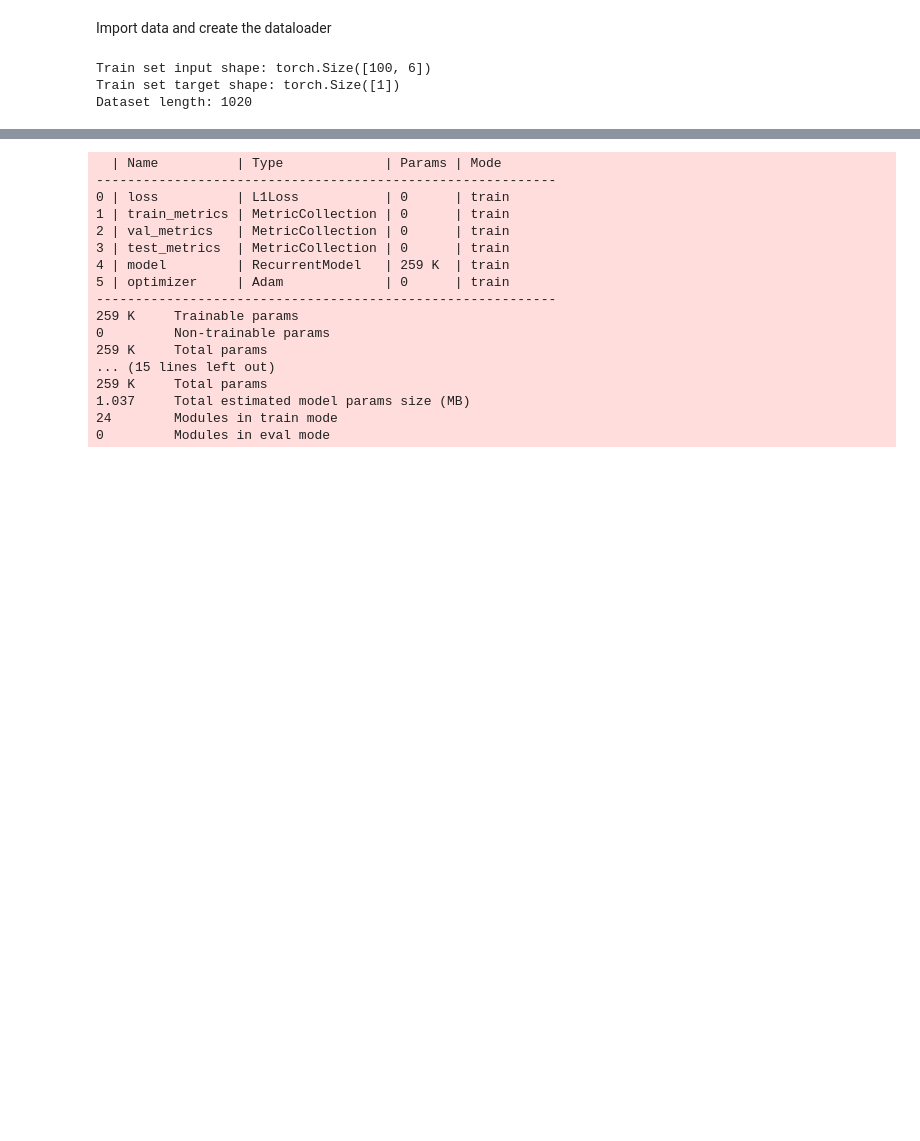
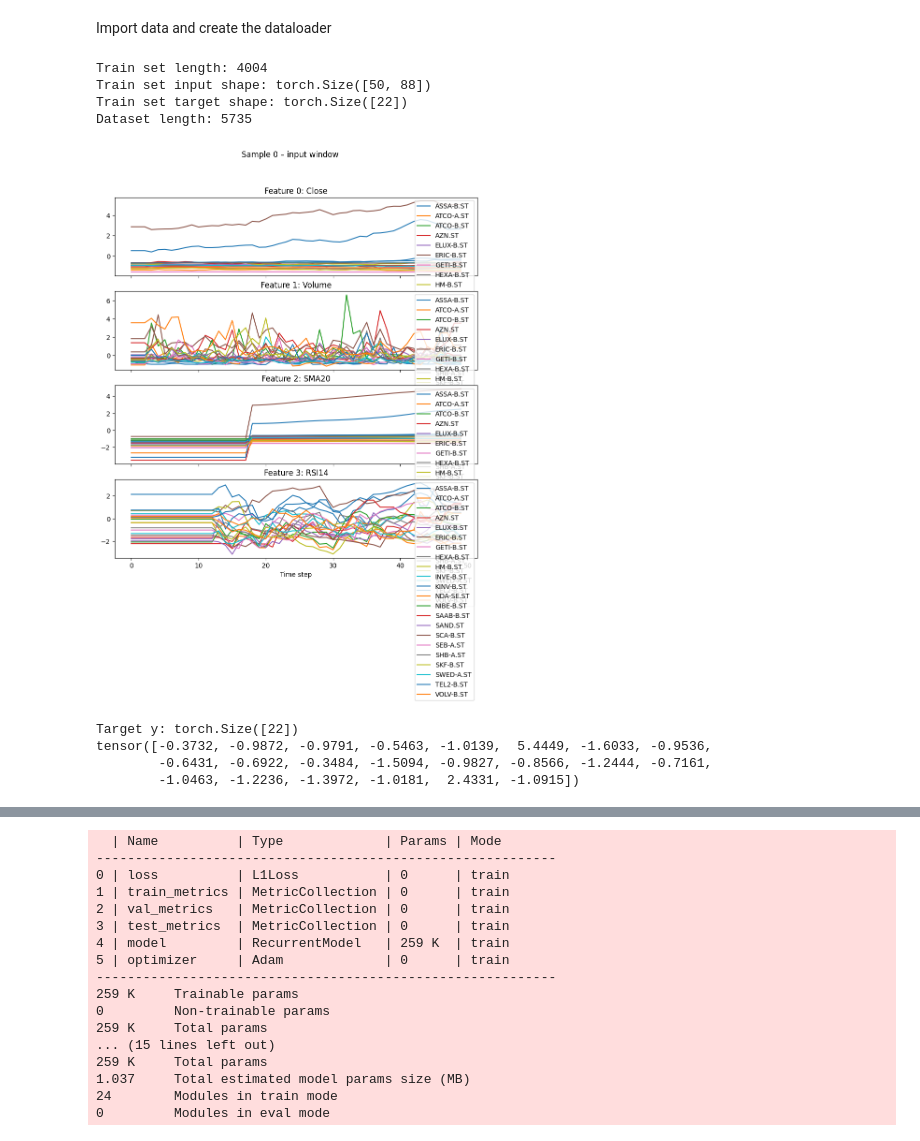
Before and after one commit to peogradin/Project-AMLNN, a Jupyter notebook: MultiAssetLSTM.ipynb, the cells around one changed output, grey strips where cells are left out. Saved outputs shown, nothing was run; the diff lists cells and outputs as text; code cells hidden in the pictures; blank space fills up the shorter version.

```diff
--- a/MultiAssetLSTM.ipynb
+++ b/MultiAssetLSTM.ipynb
@@ -13,10 +13,10 @@ from torch.utils.data import DataLoader
 df = pd.read_csv("data/OMXS22_model_features_raw.csv", index_col = "Date", parse_dates = True)
 
 tickers = df["Ticker"].unique().tolist()
-tickers = ["KINV-B.ST"] #, "SAND.ST"]
-features = ["Close" , "Return" ,"Volume","SMA20","EMA20","RSI14"]
+#tickers = ["KINV-B.ST"] #, "SAND.ST"]
+features = ["Close", "Volume", "SMA20", "RSI14"]
 target_col = "Close"
-window   = 100
+window   = 50
 window_step_length = 6
 horizon  = 5
 
@@ -30,21 +30,72 @@ df_val   = df[(df.index >= train_stop) & (df.index < val_stop)].copy()
 df_test  = df[df.index >= val_stop].copy()
 
 
-ds_train = MultiAssetSequencedDataset(df_train, tickers, features, target_col, False, window, window_step_length, horizon)
-ds_val   = MultiAssetSequencedDataset(df_val,   tickers, features, target_col, False, window, window_step_length, horizon)
-ds_test  = MultiAssetSequencedDataset(df_test,  tickers, features, target_col, False, window, window_step_length, horizon)
+ds_train = MultiAssetSequencedDataset(df_train, tickers, features, target_col, False, window, window_step_length=25, horizon=horizon, num_permutations=22)
+ds_val   = MultiAssetSequencedDataset(df_val,   tickers, features, target_col, False, window, window_step_length=1, horizon=horizon)
+ds_test  = MultiAssetSequencedDataset(df_test,  tickers, features, target_col, False, window, window_step_length=1, horizon=horizon)
 
 train_loader = DataLoader(ds_train, batch_size=32)
 val_loader   = DataLoader(ds_val,   batch_size=32)
 test_loader  = DataLoader(ds_test,  batch_size=32)
 
+print(f"Train set length: {len(ds_train)}")
 print(f"Train set input shape: {ds_train[0][0].shape}")
 print(f"Train set target shape: {ds_train[0][1].shape}")
 print(f"Dataset length: {len(ds_train) + len(ds_val) + len(ds_test)}")
 # %% [output]
-Train set input shape: torch.Size([100, 6])
-Train set target shape: torch.Size([1])
-Dataset length: 1020
+Train set length: 4004
+Train set input shape: torch.Size([50, 88])
+Train set target shape: torch.Size([22])
+Dataset length: 5735
+# %%
+import matplotlib.pyplot as plt
+
+def plot_sample_from_dataset(ds, idx=0, tickers=None, features=None):
+    """
+    Visualiserar en sample från ett MultiAssetSequencedDataset.
+
+    Parametrar:
+        ds       – dataset-instans (t.ex. ds_train)
+        idx      – vilket sample (default: 0)
+        tickers  – lista med ticker-namn (om du vill annotera)
+        features – lista med feature-namn (för att tolka A*F)
+    """
+    x, y = ds[idx]  # x: (W, A*F), y: (A,) eller (A, H)
+
+    W = x.shape[0]
+    AF = x.shape[1]
+    A = len(ds.tickers)
+    F = len(ds.features)
+
+    # Återskapa till (W, A, F)
+    x = x.view(W, A, F).numpy()
+
+    fig, axs = plt.subplots(F, 1, figsize=(10, 2.5 * F), sharex=True)
+
+    for f in range(F):
+        ax = axs[f] if F > 1 else axs
+        for a in range(A):
+            label = tickers[a] if tickers else f"Asset {a}"
+            ax.plot(range(W), x[:, a, f], label=label)
+        feat_name = features[f] if features else f"Feature {f}"
+        ax.set_title(f"Feature {f}: {feat_name}")
+        ax.legend()
+
+    plt.suptitle(f"Sample {idx} – input window")
+    plt.xlabel("Time step")
+    plt.tight_layout()
+    plt.show()
+
+    print("Target y:", y.shape)
+    print(y)
+
+plot_sample_from_dataset(ds_train, idx=0, tickers=tickers, features=features)
+# %% [output]
+[figure, added]
+Target y: torch.Size([22])
+tensor([-0.3732, -0.9872, -0.9791, -0.5463, -1.0139,  5.4449, -1.6033, -0.9536,
+        -0.6431, -0.6922, -0.3484, -1.5094, -0.9827, -0.8566, -1.2444, -0.7161,
+        -1.0463, -1.2236, -1.3972, -1.0181,  2.4331, -1.0915])
 # %%
 import torch
 import torch.nn as nn
```
Also changed, not shown: parts of 8 cells of this notebook, 1 other file.
